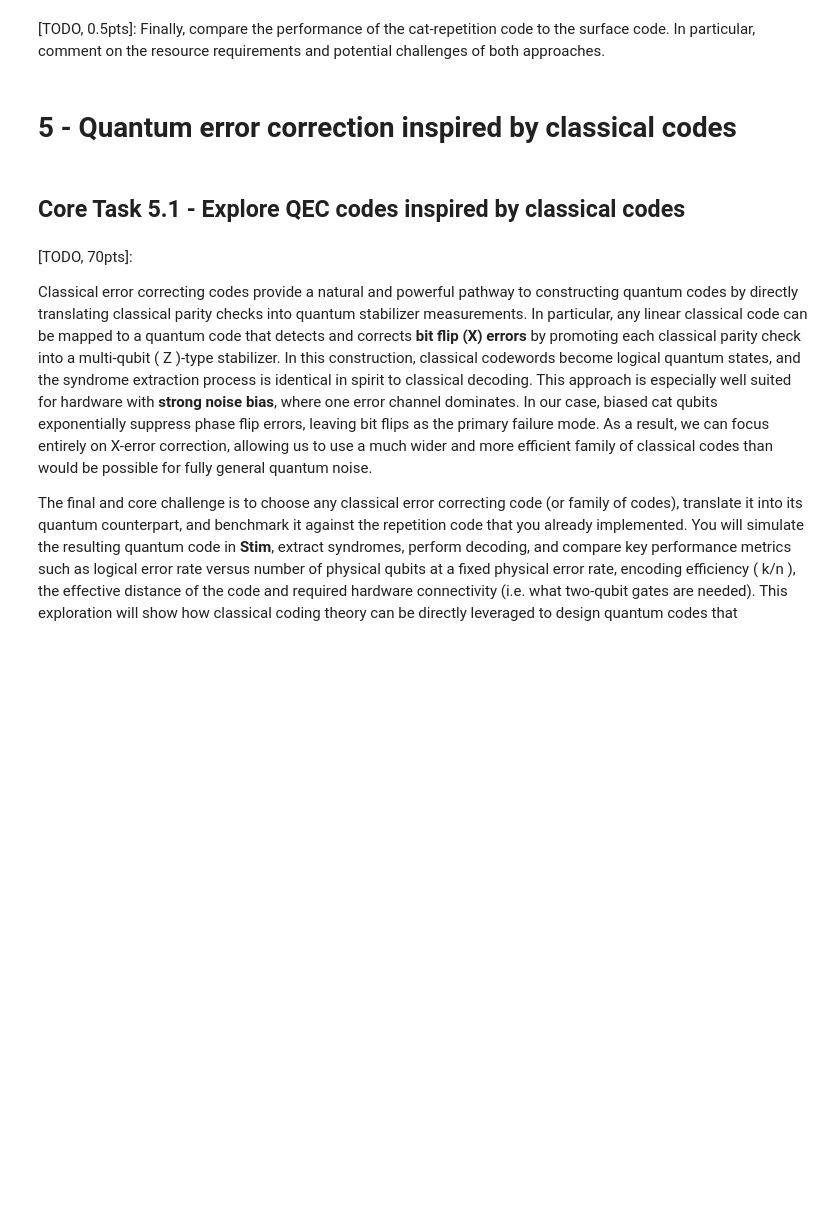
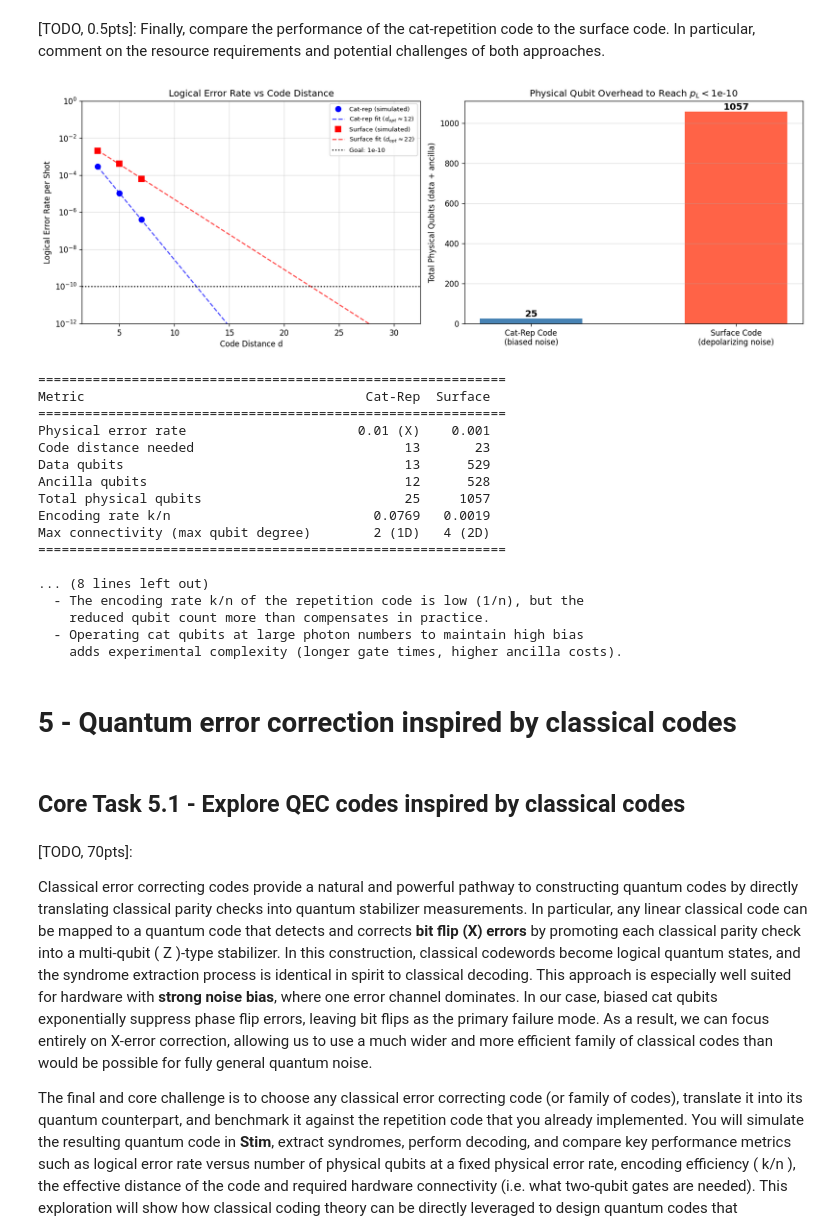
Before and after one commit to DanieleSalvi2810/QPFL_Hackathon_2026_Alice_and_Bob_Quantum_Icing, a Jupyter notebook: team-quantum_icing/1-challenge.ipynb, the cells around one changed output. Drawn from its saved outputs; the diff is of its cells as text; code cells hidden in the pictures; blank space fills up the shorter version.

```diff
--- a/team-quantum_icing/1-challenge.ipynb
+++ b/team-quantum_icing/1-challenge.ipynb
@@ -833,7 +1094,7 @@ rep_tasks = [
     for d in [3, 5, 7, 9]
 ]
 rep_stats = sinter.collect(
-    num_workers=os.cpu_count(),
+    num_workers=4,
     tasks=rep_tasks,
     decoders=['pymatching'],
     max_shots=10_000_000,
@@ -865,7 +1126,7 @@ surf_tasks = [
     for d in [3, 5, 7]
 ]
 surf_stats = sinter.collect(
-    num_workers=os.cpu_count(),
+    num_workers=4,
     tasks=surf_tasks,
     decoders=['pymatching'],
     max_shots=10_000_000,
@@ -926,33 +1187,52 @@ ax2.grid(axis='y', alpha=0.4)
 fig.tight_layout()
 fig.set_dpi(120)
 plt.show()
 
 # --- Summary ---
 print("=" * 60)
 print(f"{'Metric':<40} {'Cat-Rep':>8} {'Surface':>8}")
 print("=" * 60)
 print(f"{'Physical error rate':<40} {'0.01 (X)':>8} {'0.001':>8}")
 print(f"{'Code distance needed':<40} {rep_d_needed_int:>8} {surf_d_needed_int:>8}")
 print(f"{'Data qubits':<40} {rep_n_data:>8} {surf_n_data:>8}")
 print(f"{'Ancilla qubits':<40} {rep_n_ancilla:>8} {surf_n_ancilla:>8}")
 print(f"{'Total physical qubits':<40} {rep_n_total:>8} {surf_n_total:>8}")
 print(f"{'Encoding rate k/n':<40} {1/rep_n_data:>8.4f} {1/surf_n_data:>8.4f}")
 print(f"{'Max connectivity (max qubit degree)':<40} {'2 (1D)':>8} {'4 (2D)':>8}")
 print("=" * 60)
 print("""
 Key observations:
   - Repetition code requires fewer physical qubits than the surface code
     to reach the same logical error rate target.
   - Repetition code needs only nearest-neighbor 1D connectivity, which is
     simpler to engineer than the 2D grid needed for the surface code.
   - The surface code protects against both X and Z errors natively,
     whereas the cat-rep code relies on the hardware (cat qubit bias)
     to suppress Z errors: while the code is simpler and scales better, it requires custom hardware.
   - The encoding rate k/n of the repetition code is low (1/n), but the
     reduced qubit count more than compensates in practice.
   - Operating cat qubits at large photon numbers to maintain high bias
     adds experimental complexity (longer gate times, higher ancilla costs).
 """)
+# %% [output]
+[figure, added]
+============================================================
+Metric                                    Cat-Rep  Surface
+============================================================
+Physical error rate                      0.01 (X)    0.001
+Code distance needed                           13       23
+Data qubits                                    13      529
+Ancilla qubits                                 12      528
+Total physical qubits                          25     1057
+Encoding rate k/n                          0.0769   0.0019
+Max connectivity (max qubit degree)        2 (1D)   4 (2D)
+============================================================
+
+... (8 lines left out)
+  - The encoding rate k/n of the repetition code is low (1/n), but the
+    reduced qubit count more than compensates in practice.
+  - Operating cat qubits at large photon numbers to maintain high bias
+    adds experimental complexity (longer gate times, higher ancilla costs).
 # %% [markdown]
 # 5 - Quantum error correction inspired by classical codes
 # %% [markdown]
```
Also changed, not shown: parts of 26 cells of this notebook, 1 other file.
